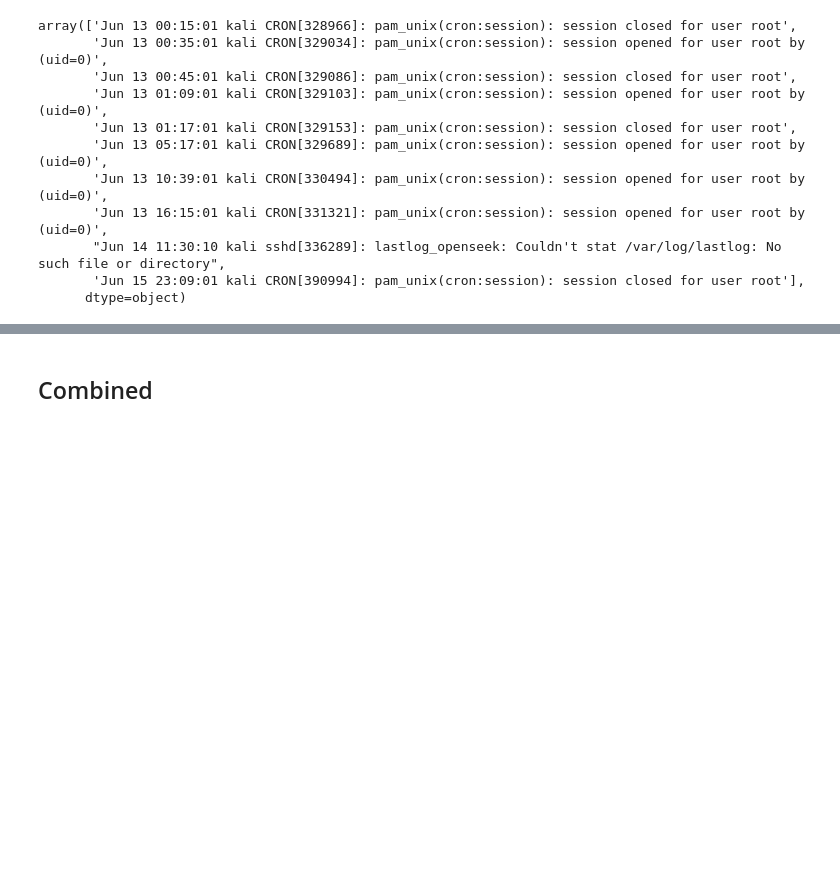
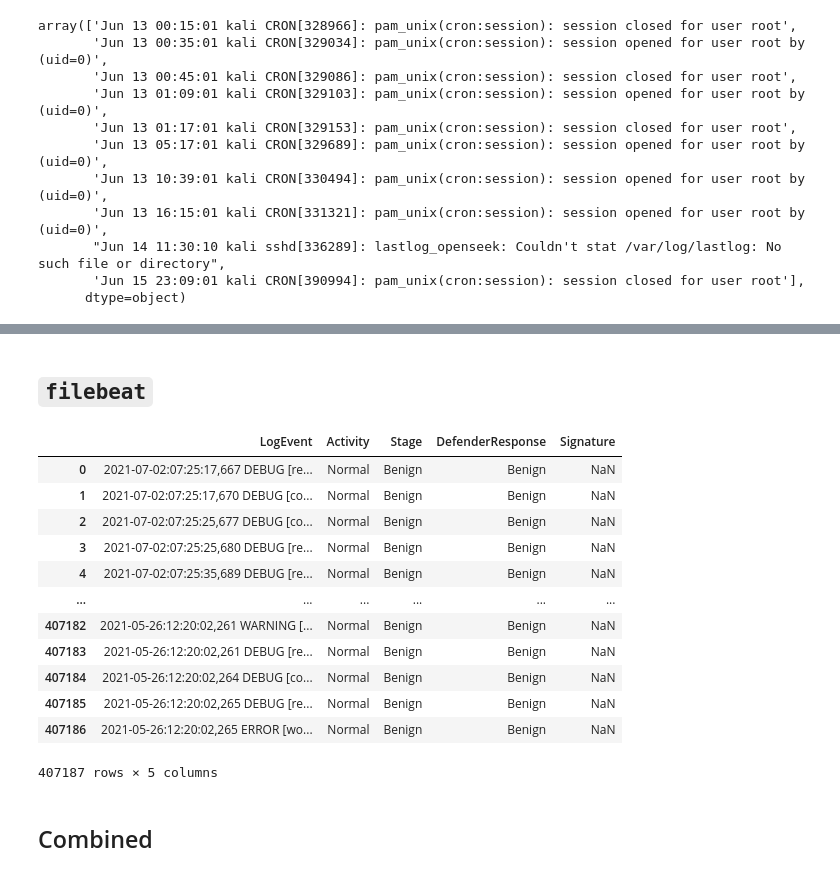
Before and after one commit to birbarino/Data-Analytics-Capstone, a Jupyter notebook: wrangling/wrangle.ipynb, the cells around one changed output, grey strips where cells are left out. Cells and saved outputs as stored; diff of their text form; code cells hidden in the pictures; blank space fills up the shorter version.

```diff
--- a/wrangling/wrangle.ipynb
+++ b/wrangling/wrangle.ipynb
@@ -2,6 +2,25 @@
 Hypothesis:
 
 APTs adjust TTPs in response to defensive measures and signs of detection.
+# %%
+import pandas as pd
+import numpy as np
+import os
+import re
+
+def load_all_csv(path, sep=',', verbose=False):
+    files = [path + x for x in os.listdir(path)]
+    d = dict()
+
+    for f in files:
+        if verbose:
+            print(f)
+
+        key = os.path.split(f)[1]
+        d[key] = pd.read_csv(f, delimiter=sep)
+
+    df = pd.concat(d.values(), ignore_index=True)
+    return df
 # %% [markdown]
 # Linux Host Logs
 # %% [markdown]
@@ -214,3 +313,24 @@ Name: provider, Length: 89209, dtype: object
+# %% [markdown]
+## `filebeat`
+# %%
+path = os.path.split(os.getcwd())[0] + '/data/unraveled-apt/host-logs/filebeat/'
+fb_df = load_all_csv(path, sep=';-')
+# %%
+fb_df
+# %% [output]
+|  | LogEvent | Activity | Stage | DefenderResponse | Signature |
+| 0 | 2021-07-02:07:25:17,667 DEBUG [re... | Normal | Benign | Benign | NaN |
+| 1 | 2021-07-02:07:25:17,670 DEBUG [co... | Normal | Benign | Benign | NaN |
+| 2 | 2021-07-02:07:25:25,677 DEBUG [co... | Normal | Benign | Benign | NaN |
+| 3 | 2021-07-02:07:25:25,680 DEBUG [re... | Normal | Benign | Benign | NaN |
+| 4 | 2021-07-02:07:25:35,689 DEBUG [re... | Normal | Benign | Benign | NaN |
+| ... | ... | ... | ... | ... | ... |
+| 407182 | 2021-05-26:12:20:02,261 WARNING [... | Normal | Benign | Benign | NaN |
+| 407183 | 2021-05-26:12:20:02,261 DEBUG [re... | Normal | Benign | Benign | NaN |
+| 407184 | 2021-05-26:12:20:02,264 DEBUG [co... | Normal | Benign | Benign | NaN |
+| 407185 | 2021-05-26:12:20:02,265 DEBUG [re... | Normal | Benign | Benign | NaN |
+| 407186 | 2021-05-26:12:20:02,265 ERROR [wo... | Normal | Benign | Benign | NaN |
+407187 rows × 5 columns
 # %% [markdown]
 ## Combined
 # %%
```
Also changed, not shown: parts of 27 cells of this notebook, 2 other files.
